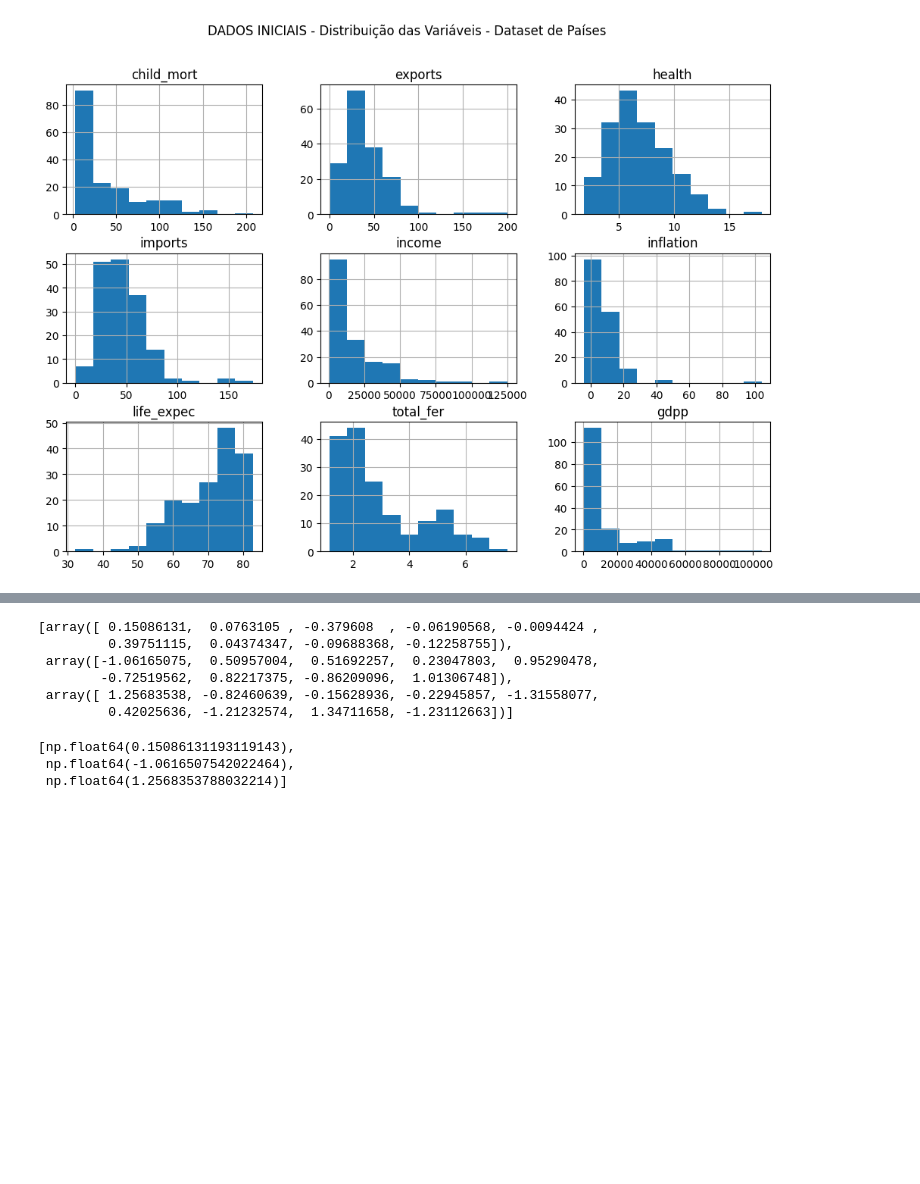
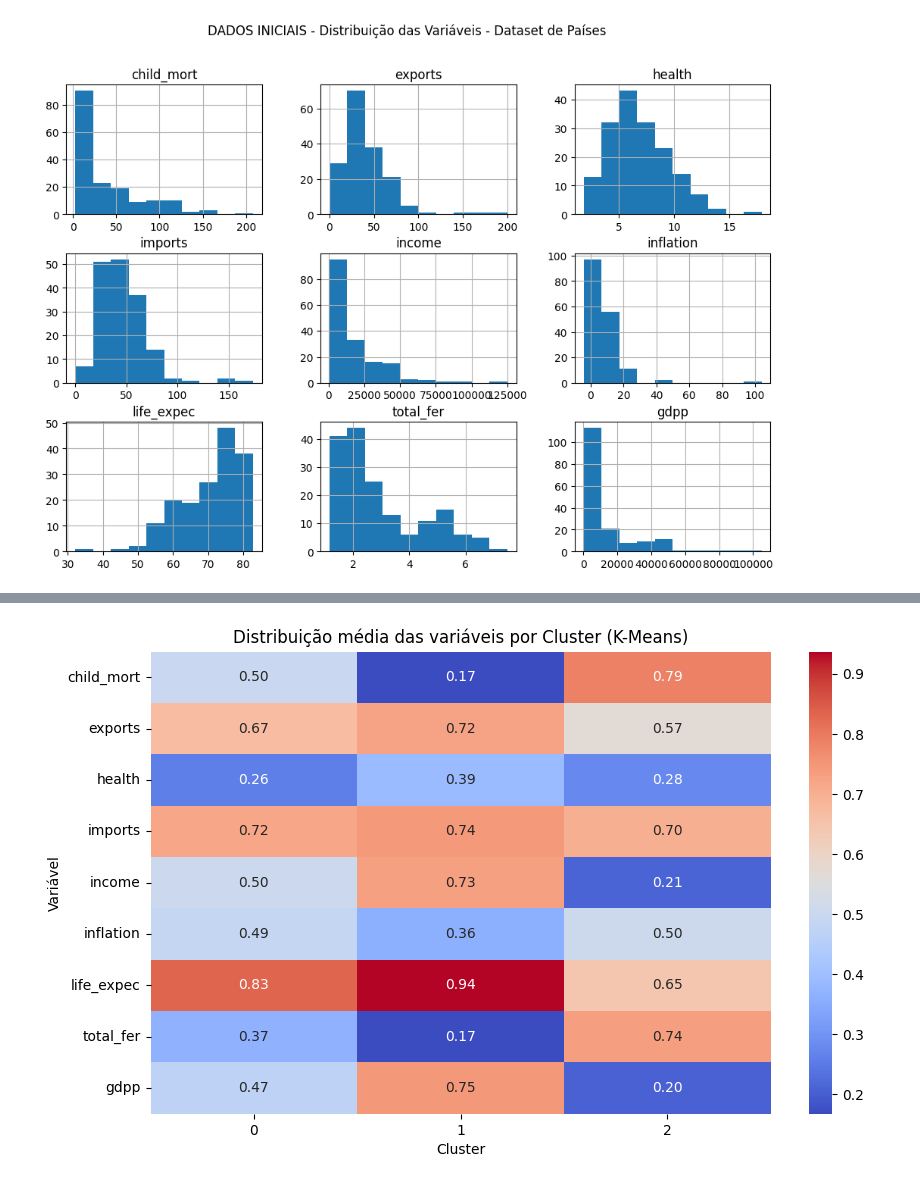
Before and after one commit to echer/25E4-infnet-algoritmos-de-inteligencia-artificial-para-clusterizacao, a Jupyter notebook: trabalho.ipynb, the cells around one changed output, grey strips where cells are left out. Drawn from its saved outputs; the diff is of its cells as text; code cells hidden in the pictures; blank space fills up the shorter version.

```diff
--- a/trabalho.ipynb
+++ b/trabalho.ipynb
@@ -109,15 +151,11 @@ X_scaled_df['cluster_kmeans'] = kmeans.fit_predict(X_scaled)
 # %%
-[x for x in kmeans.cluster_centers_]
+# Médias por cluster (distribuição central das dimensões)
+means = X_scaled_df.drop('cluster_hierarquical', axis=1).groupby('cluster_kmeans').mean().T
+plt.figure(figsize=(10,6))
+sns.heatmap(means, annot=True, cmap='coolwarm', fmt=".2f")
+plt.title("Distribuição média das variáveis por Cluster (K-Means)")
+plt.ylabel("Variável")
+plt.xlabel("Cluster")
+plt.show()
 # %% [output]
-[array([ 0.15086131,  0.0763105 , -0.379608  , -0.06190568, -0.0094424 ,
-         0.39751115,  0.04374347, -0.09688368, -0.12258755]),
- array([-1.06165075,  0.50957004,  0.51692257,  0.23047803,  0.95290478,
-        -0.72519562,  0.82217375, -0.86209096,  1.01306748]),
- array([ 1.25683538, -0.82460639, -0.15628936, -0.22945857, -1.31558077,
-         0.42025636, -1.21232574,  1.34711658, -1.23112663])]
+[figure, added]
-# %%
-[x[0] for x in kmeans.cluster_centers_]
-# %% [output]
-[np.float64(0.15086131193119143),
- np.float64(-1.0616507542022464),
- np.float64(1.2568353788032214)]
```
Also changed, not shown: parts of 12 cells of this notebook, 7 other files.
